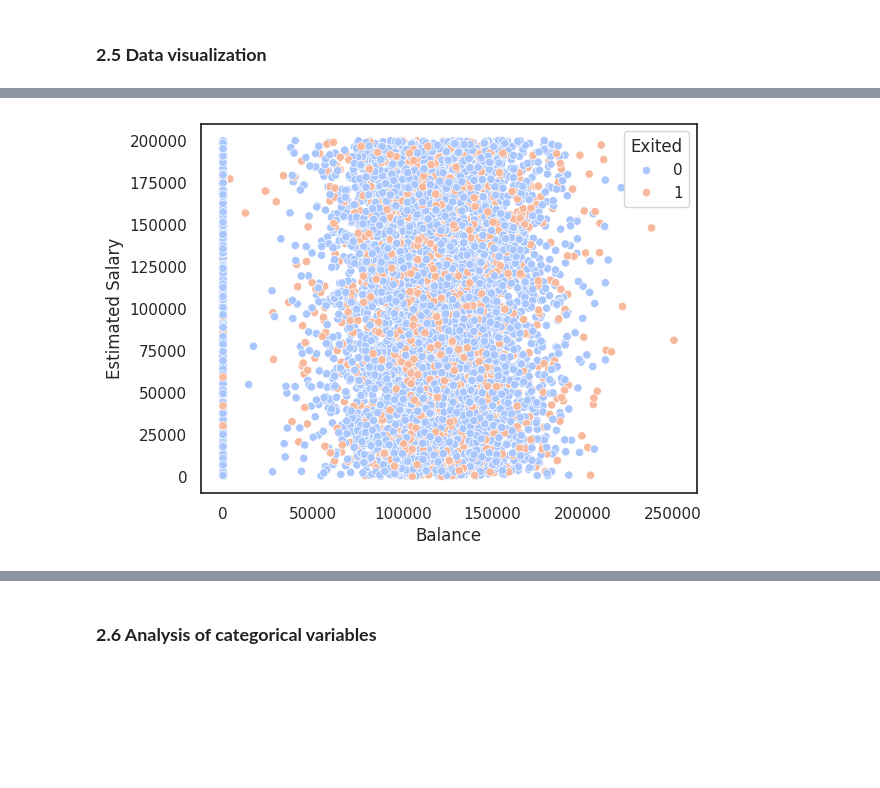
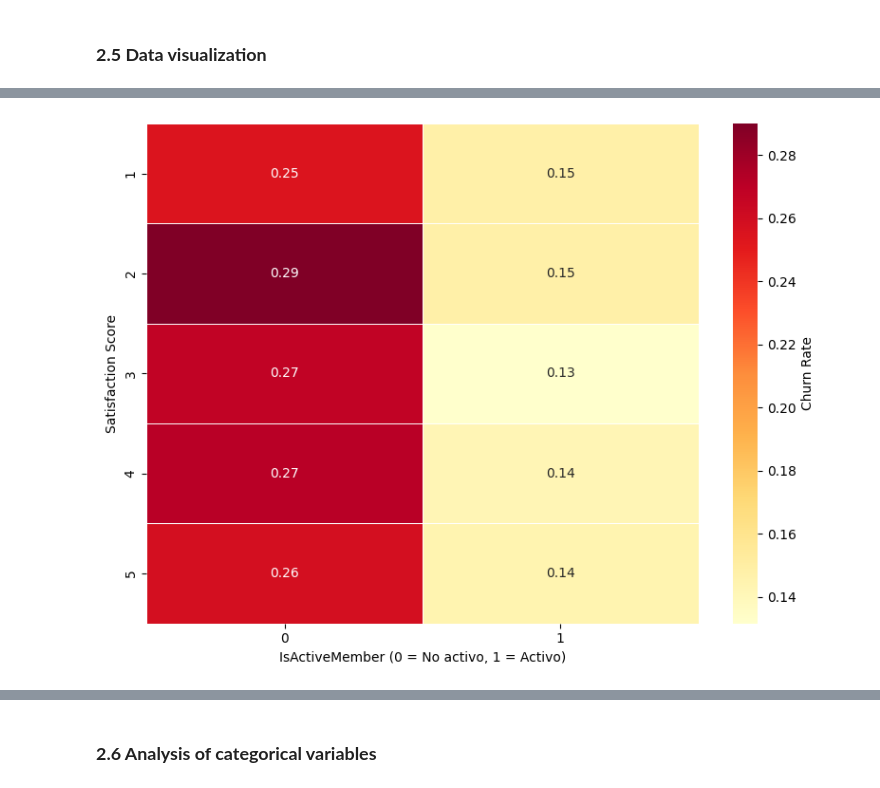
Before and after one commit to PaulSebastian9720/Customer-Churn-Records-Analysis, a Jupyter notebook: 1_ExploratoryAnalysis_&&_Transformations.ipynb, the cells around one changed output, grey strips where cells are left out. Cells and saved outputs as stored; diff of their text form; code cells hidden in the pictures; blank space fills up the shorter version.

```diff
--- a/1_ExploratoryAnalysis_&&_Transformations.ipynb
+++ b/1_ExploratoryAnalysis_&&_Transformations.ipynb
@@ -171,8 +204,31 @@ plt.show()
 # %%
-sns.scatterplot(x='Balance', y='EstimatedSalary', hue='Exited', data=df, palette='coolwarm')
-plt.xlabel("Balance")
-plt.ylabel("Estimated Salary")
-plt.legend(title="Exited")
+# Heatmap de la tasa de churn según Satisfaction Score e IsActiveMember
+#       Average probability of abandonment (Exited = 1)
+#       given a level of satisfaction and the customer's activity status.
+
+df['Satisfaction Score'] = df['Satisfaction Score'].astype(int)
+churn_heatmap = (
+    df
+    .groupby(['Satisfaction Score', 'IsActiveMember'])['Exited']
+    .mean()
+    .unstack()
+)
+
+plt.figure(figsize=(8, 6))
+
+sns.heatmap(
+    churn_heatmap,
+    annot=True,
+    fmt=".2f",
+    cmap="YlOrRd",
+    linewidths=0.5,
+    cbar_kws={"label": "Churn Rate"}
+)
+
+plt.xlabel("IsActiveMember (0 = No activo, 1 = Activo)")
+plt.ylabel("Satisfaction Score")
+
+plt.tight_layout()
 plt.show()
 # %% [output]
-[figure, old version]
+[figure, new version]
```
Also changed, not shown: parts of 9 cells of this notebook, 1 other file.
